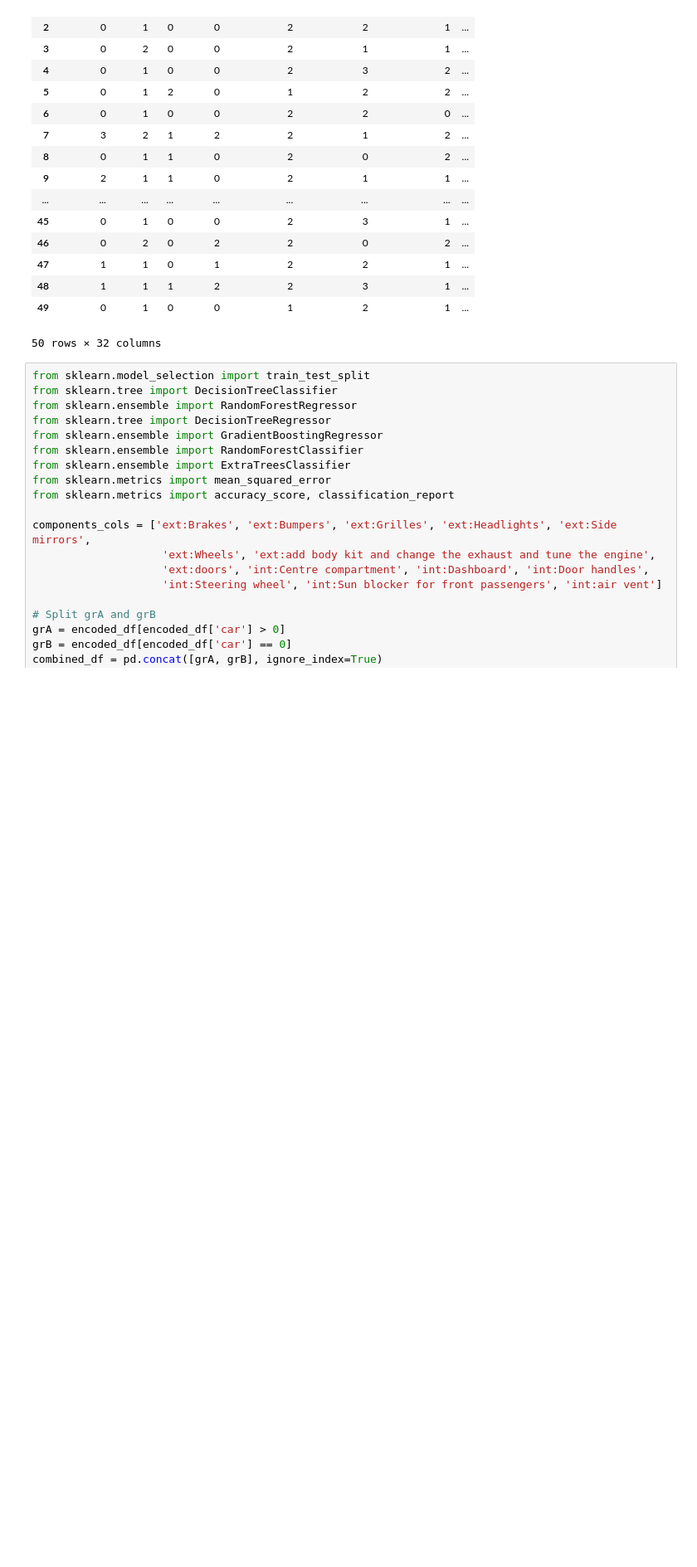
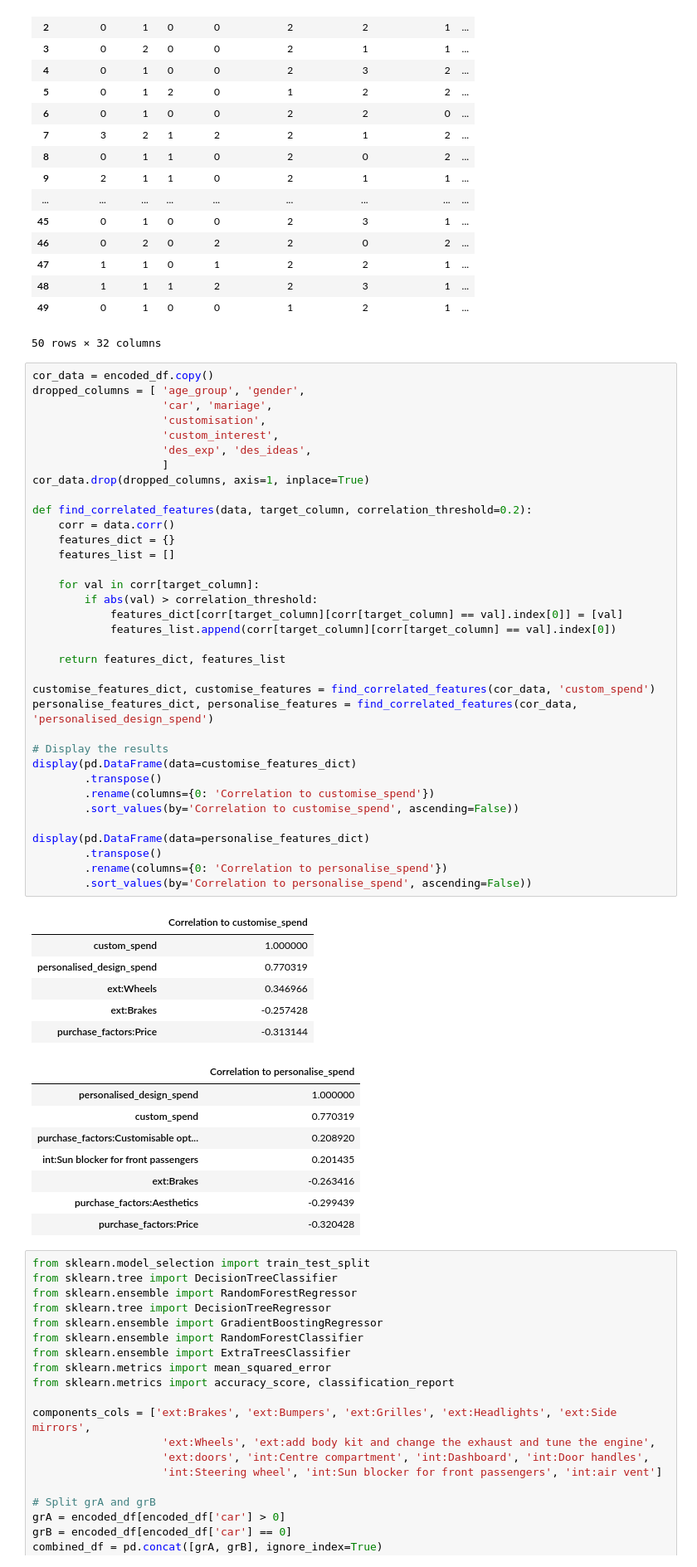
Before and after one commit to bentjh01/MA4829_Machine_Intelligence, a Jupyter notebook: data_exploration.ipynb, the cells around one changed output. Shown at 83% size. Cells and saved outputs as stored; diff of their text form; blank space fills up the shorter version.

```diff
--- a/data_exploration.ipynb
+++ b/data_exploration.ipynb
@@ -236,6 +236,56 @@ encoded_df
 | 48 | 1 | 1 | 1 | 2 | 2 | 3 | 1 | ... |
 | 49 | 0 | 1 | 0 | 0 | 1 | 2 | 1 | ... |
 50 rows × 32 columns
+# %%
+cor_data = encoded_df.copy()
+dropped_columns = [ 'age_group', 'gender',
+                    'car', 'mariage',
+                    'customisation',
+                    'custom_interest',
+                    'des_exp', 'des_ideas',
+                    ]
+cor_data.drop(dropped_columns, axis=1, inplace=True)
+
+def find_correlated_features(data, target_column, correlation_threshold=0.2):
+    corr = data.corr()
+    features_dict = {}
+    features_list = []
+
+    for val in corr[target_column]:
+        if abs(val) > correlation_threshold:
+            features_dict[corr[target_column][corr[target_column] == val].index[0]] = [val]
+            features_list.append(corr[target_column][corr[target_column] == val].index[0])
+
+    return features_dict, features_list
+
+customise_features_dict, customise_features = find_correlated_features(cor_data, 'custom_spend')
+personalise_features_dict, personalise_features = find_correlated_features(cor_data, 'personalised_design_spend')
+
+# Display the results
+display(pd.DataFrame(data=customise_features_dict)
+        .transpose()
+        .rename(columns={0: 'Correlation to customise_spend'})
+        .sort_values(by='Correlation to customise_spend', ascending=False))
+
+display(pd.DataFrame(data=personalise_features_dict)
+        .transpose()
+        .rename(columns={0: 'Correlation to personalise_spend'})
+        .sort_values(by='Correlation to personalise_spend', ascending=False))
+# %% [output]
+|  | Correlation to customise_spend |
+| custom_spend | 1.000000 |
+| personalised_design_spend | 0.770319 |
+| ext:Wheels | 0.346966 |
+| ext:Brakes | -0.257428 |
+| purchase_factors:Price | -0.313144 |
+|  | Correlation to personalise_spend |
+| personalised_design_spend | 1.000000 |
+| custom_spend | 0.770319 |
+| purchase_factors:Customisable opt... | 0.208920 |
+| int:Sun blocker for front passengers | 0.201435 |
+| ext:Brakes | -0.263416 |
+| purchase_factors:Aesthetics | -0.299439 |
+| purchase_factors:Price | -0.320428 |
 # %%
 from sklearn.model_selection import train_test_split
 from sklearn.tree import DecisionTreeClassifier
```
